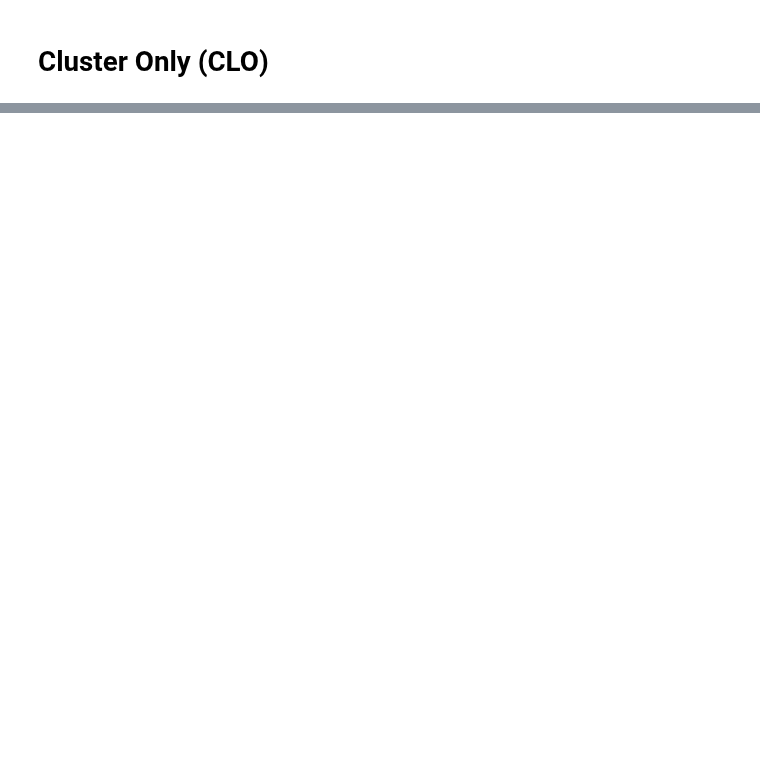
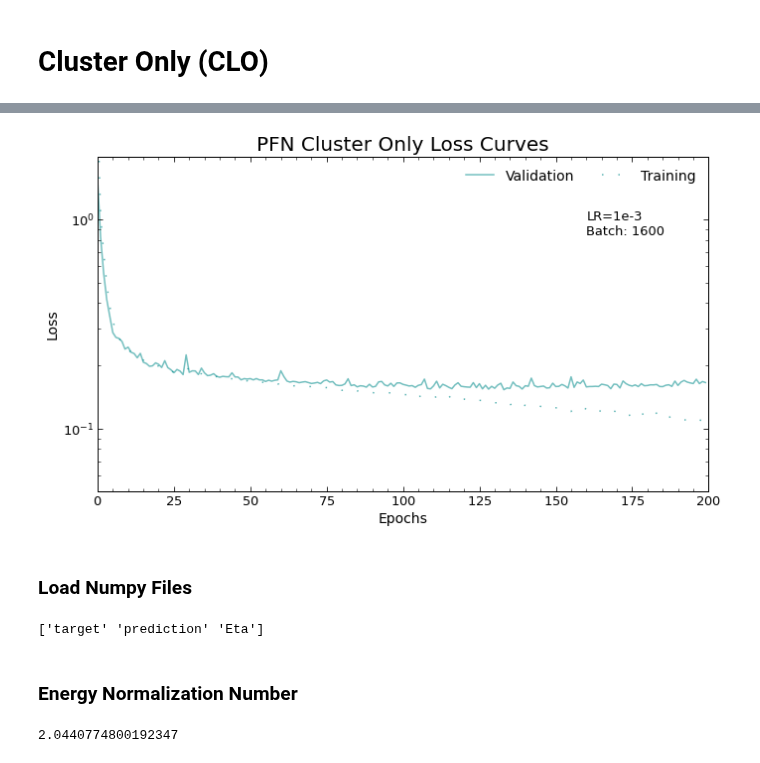
Before and after one commit to russbate42/UBCPionML, a Jupyter notebook: regression/View_Script_Results.ipynb, the cells around one changed output, grey strips where cells are left out. Cells and saved outputs as stored; diff of their text form; code cells hidden in the pictures; blank space fills up the shorter version.

```diff
--- a/regression/View_Script_Results.ipynb
+++ b/regression/View_Script_Results.ipynb
@@ -605,0 +607,46 @@ reso_plot_all = ru.resolutionPlot(x=[targ_cl, targ_tr, targ_base],
+# %%
+fig = plt.figure(figsize=(10,6))
+plt.plot(PFN_CLO_hist['val_loss'], label="Validation", color='darkcyan',
+         ls='solid', alpha=.55)
+plt.plot(PFN_CLO_hist['loss'], label="Training", color='darkcyan',
+         ls=(0, (1, 10)), alpha=.65)
+
+plt.yscale('log')
+plt.ylim(.05,2)
+plt.yticks(fontsize=13)
+plt.xlim(0,200)
+plt.xticks(fontsize=13)
+plt.title('PFN Cluster Only Loss Curves')
+plt.xlabel('Epochs', fontsize=14)
+plt.ylabel('Loss', fontsize=14)
+plt.legend(loc='upper right', ncol=2, prop={'size':14})
+plt.text(160, 1, 'LR=1e-3', fontsize=13)
+plt.text(160, .85, 'Batch: 1600', fontsize=13)
+plt.tight_layout()
+# plt.savefig('Regression_Plots/April22/CLO_'+\
+#             'lossCurves_1600batch_LR1e-3_2022-04-26.png', format='png')
+plt.show()
+# %% [output]
+[figure, added]
+# %% [markdown]
+### Load Numpy Files
+# %%
+targ_pred_clo = np.load('results/target_preds_PFN_base_STMCv2--LR_1e-03--BS_'\
+                       +'1600--EP_200--EV_200000--2022-04-27_CLO.npz')
+
+print(targ_pred_clo['kwds'])
+targ_clo_raw = targ_pred_clo['args'][0]
+pred_clo_raw = targ_pred_clo['args'][1]
+eta_clo_base = targ_pred_clo['args'][2]
+# %% [output]
+['target' 'prediction' 'Eta']
+# %% [markdown]
+### Energy Normalization Number
+# %%
+## Load Energy Normalization Number
+with open('CLO_50_files_Y_logmean.txt', 'r') as Efile:
+    Efile_line = Efile.readline()
+    E_CLO_logmean = float(Efile_line)
+    print(E_CLO_logmean)
+# %% [output]
+2.0440774800192347
```
Also changed, not shown: parts of 13 cells of this notebook, 11 other files.
